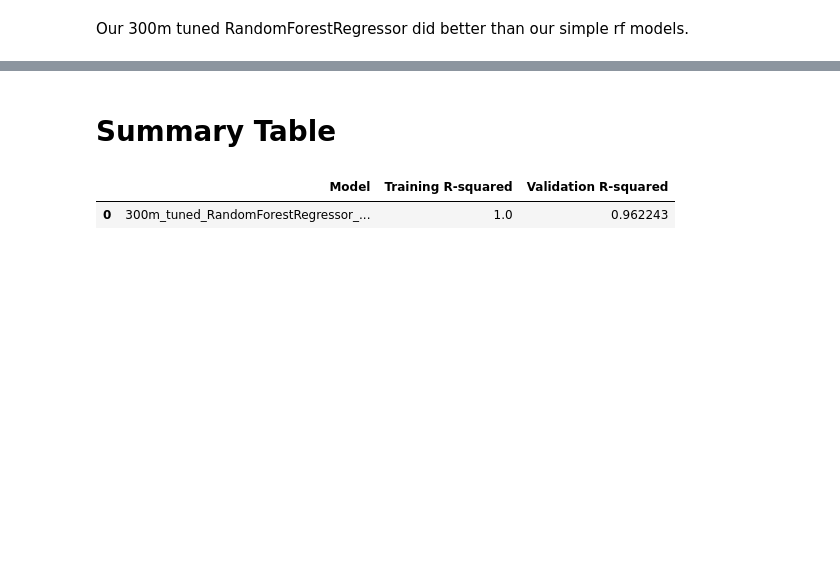
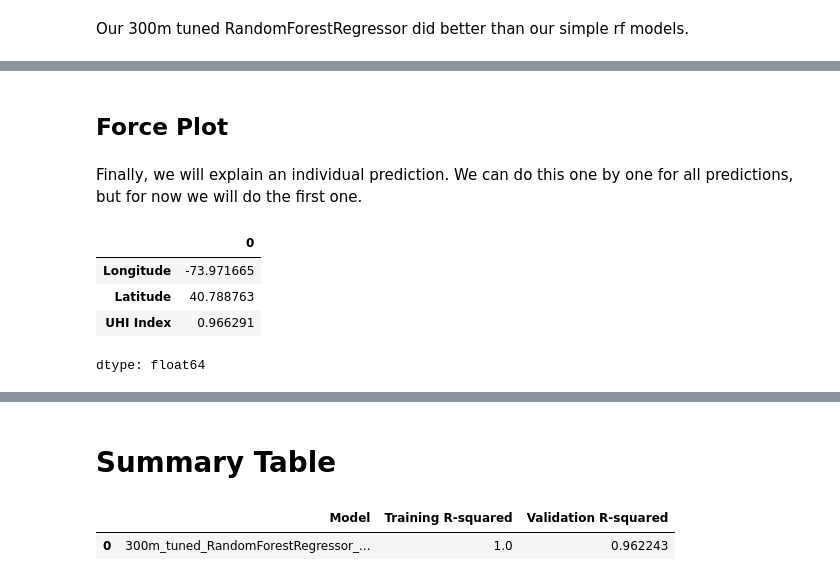
Before and after one commit to FranciscoLozCoding/cooling_with_code, a Jupyter notebook: 07_tuned_RandomForestRegressor.ipynb, the cells around one changed output, grey strips where cells are left out. Drawn from its saved outputs; the diff is of its cells as text; code cells hidden in the pictures; blank space fills up the shorter version.

```diff
--- a/07_tuned_RandomForestRegressor.ipynb
+++ b/07_tuned_RandomForestRegressor.ipynb
@@ -317,0 +342,13 @@ Our 300m tuned RandomForestRegressor did better than our simple rf models.
+# %% [markdown]
+## Force Plot
+# %% [markdown]
+Finally, we will explain an individual prediction. We can do this one by one for all predictions, but for now we will do the first one.
+# %%
+#show location
+submission_df.iloc[0, :]
+# %% [output]
+|  | 0 |
+| Longitude | -73.971665 |
+| Latitude | 40.788763 |
+| UHI Index | 0.966291 |
+dtype: float64
```
Also changed, not shown: parts of 39 cells of this notebook.
